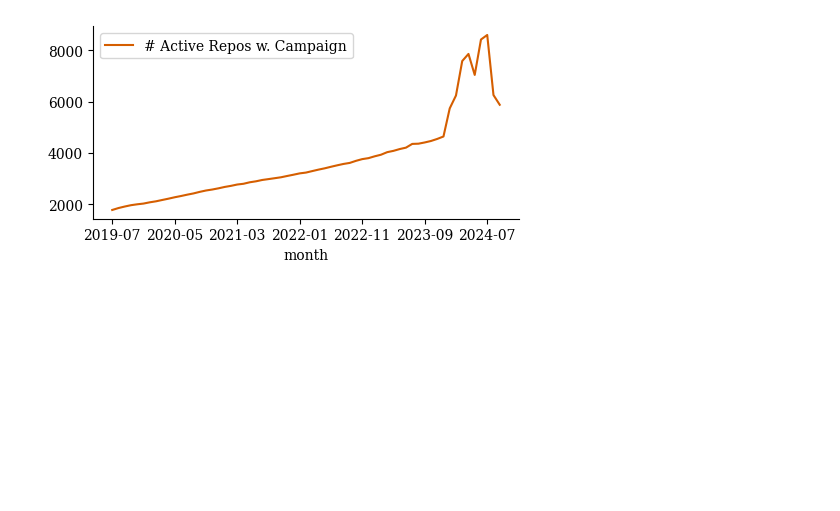
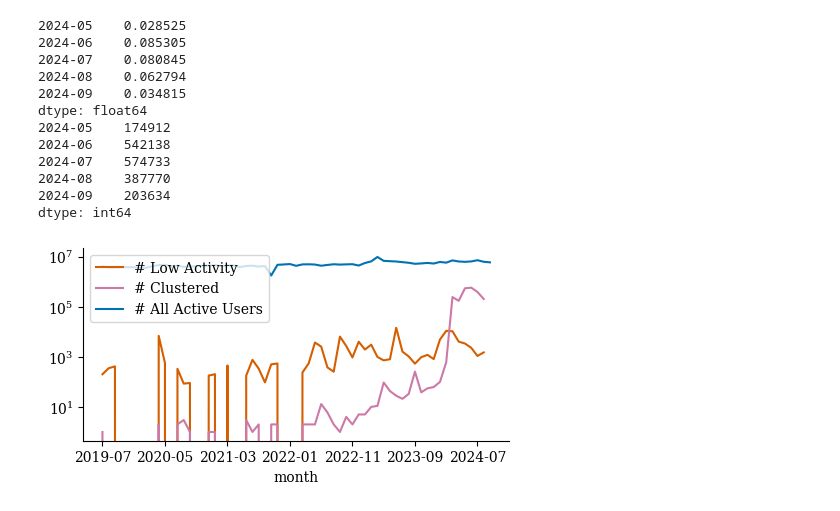
Before and after one commit to hehao98/StarScout, a Jupyter notebook: rq1-prevalence.ipynb, the cells around one changed output. Drawn from its saved outputs; the diff is of its cells as text; code cells hidden in the pictures; blank space fills up the shorter version.

```diff
--- a/rq1-prevalence.ipynb
+++ b/rq1-prevalence.ipynb
@@ -10,4 +47,19 @@ W, H = 5.5, 2.5
 repo_with_campaign = data.get_repos_with_campaign()
 stars_by_month = data.get_fake_stars_by_month()
 stars_by_month = stars_by_month[stars_by_month.month != "2024-10"]
+# %%
+ts_real = pd.read_csv("data/all_github_stars_by_month.csv").set_index("month")[
+    "n_stars"
+]
+ts_fake = stars_by_month.groupby("month").sum()[
+    ["n_stars_low_activity", "n_stars_clustered"]
+]
+ts_repos = pad_missing_months(
+    stars_by_month[stars_by_month.anomaly].groupby("month").count()[["repo"]]
+)
+repo_months = set(
+    stars_by_month[stars_by_month.anomaly][["repo", "month"]].apply(tuple, axis=1)
+)
+ts_users_low_activity = aggreagte_user_ts("low_activity", repo_months)
+ts_users_clustered = aggreagte_user_ts("clustered", repo_months)
 # %%
@@ -26,10 +129,35 @@ fig.savefig("plots/stars.pdf", bbox_inches='tight')
 # %%
-ts_repos = stars_by_month.groupby('month').count()[["repo"]]
+ts_users = (
+    pd.read_csv("data/all_github_users_by_month.csv")
+    .set_index("month")["n_active_users"]
+    .sort_index()
+)
+
+percentage = (ts_users_low_activity + ts_users_clustered) / ts_users
+print(percentage.tail())
+print((ts_users_low_activity + ts_users_clustered).tail())
 
 fig, ax = plt.subplots(1, 1, figsize=(W, H))
-ts_repos.plot(kind="line", ax=ax, color="C2")
-ax.legend(loc='upper left', labels=["# Active Repos w. Campaign"])
-ax.remove_spines()
-fig.savefig("plots/stars.pdf", bbox_inches='tight')
+ts_users_low_activity.plot(kind="line", ax=ax, color="C2")
+ts_users_clustered.plot(kind="line", ax=ax, color="C3")
+ts_users.plot(kind="line", ax=ax, color="C0")
+ax.set_yscale("log")
+ax.legend(
+    loc="upper left", labels=["# Low Activity", "# Clustered", "# All Active Users"]
+)
+plot.remove_spines(ax)
+fig.savefig("plots/ts_users.pdf", bbox_inches="tight")
 # %% [output]
+2024-05    0.028525
+2024-06    0.085305
+2024-07    0.080845
+2024-08    0.062794
+2024-09    0.034815
+dtype: float64
+2024-05    174912
+2024-06    542138
+2024-07    574733
+2024-08    387770
+2024-09    203634
+dtype: int64
-[figure, old version]
+[figure, new version]
```
Also changed, not shown: parts of 4 cells of this notebook, 2 other files.
